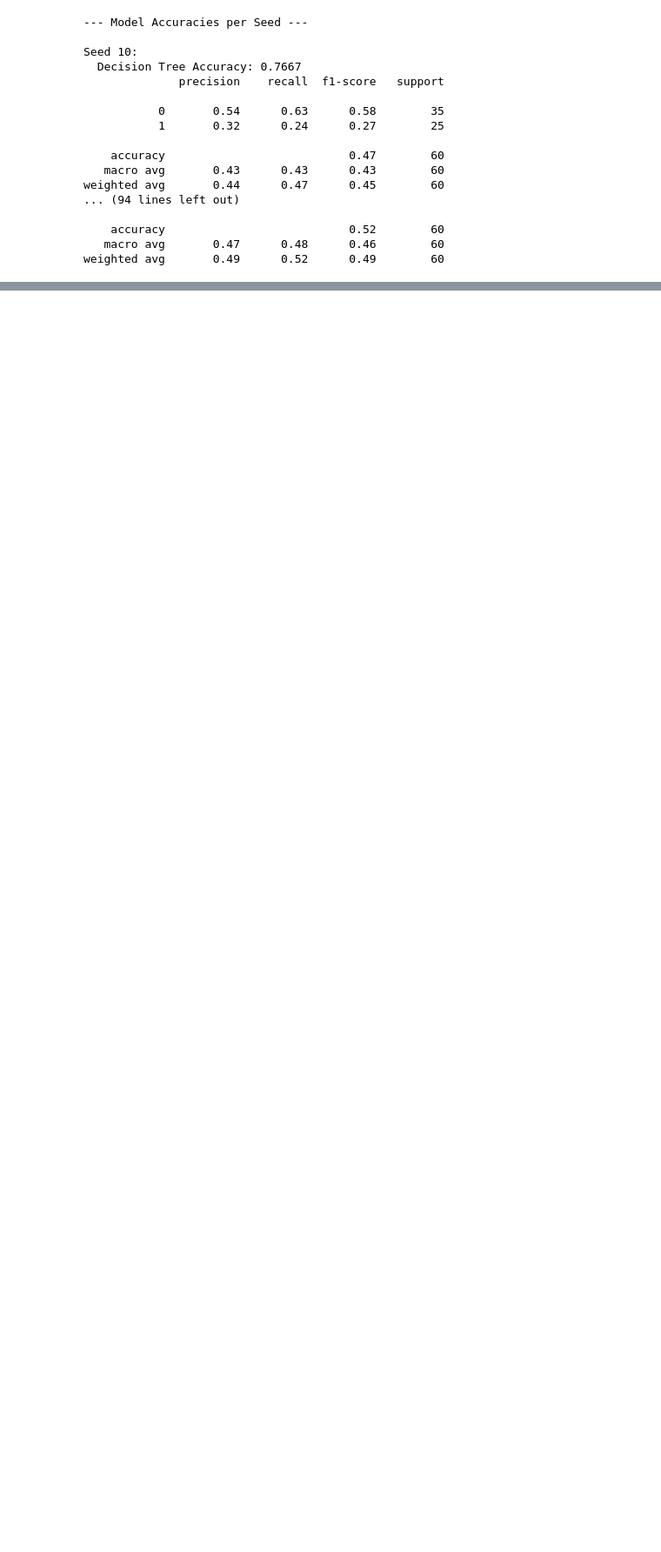
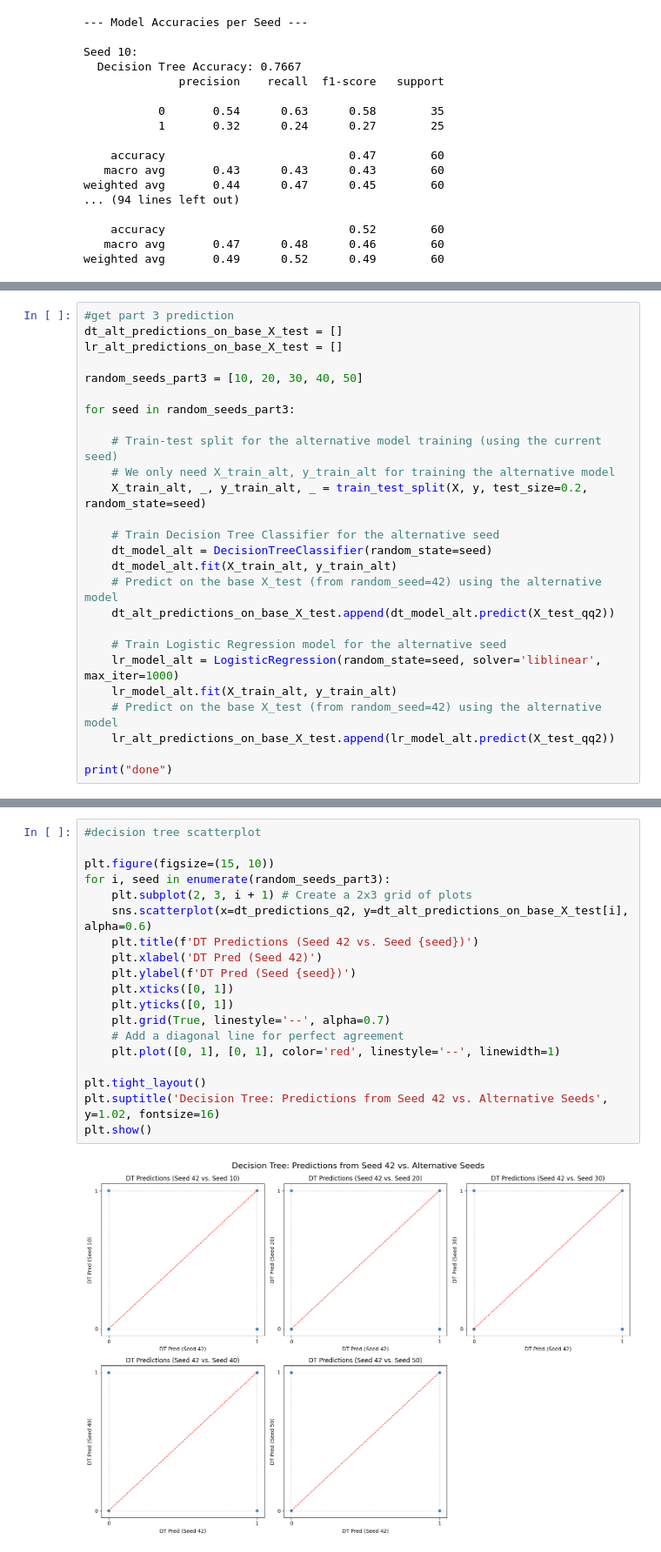
Before and after one commit to ap-vp/lab_tree_stability, a Jupyter notebook: lab_notebook.ipynb, the cells around one changed output, grey strips where cells are left out. Shown at 87% size. Cells and saved outputs as stored; diff of their text form; blank space fills up the shorter version.

```diff
--- a/lab_notebook.ipynb
+++ b/lab_notebook.ipynb
@@ -277,0 +308,26 @@ weighted avg       0.49      0.52      0.49        60
+# %%
+#get part 3 prediction
+dt_alt_predictions_on_base_X_test = []
+lr_alt_predictions_on_base_X_test = []
+
+random_seeds_part3 = [10, 20, 30, 40, 50]
+
+for seed in random_seeds_part3:
+
+    # Train-test split for the alternative model training (using the current seed)
+    # We only need X_train_alt, y_train_alt for training the alternative model
+    X_train_alt, _, y_train_alt, _ = train_test_split(X, y, test_size=0.2, random_state=seed)
+
+    # Train Decision Tree Classifier for the alternative seed
+    dt_model_alt = DecisionTreeClassifier(random_state=seed)
+    dt_model_alt.fit(X_train_alt, y_train_alt)
+    # Predict on the base X_test (from random_seed=42) using the alternative model
+    dt_alt_predictions_on_base_X_test.append(dt_model_alt.predict(X_test_qq2))
+
+    # Train Logistic Regression model for the alternative seed
+    lr_model_alt = LogisticRegression(random_state=seed, solver='liblinear', max_iter=1000)
+    lr_model_alt.fit(X_train_alt, y_train_alt)
+    # Predict on the base X_test (from random_seed=42) using the alternative model
+    lr_alt_predictions_on_base_X_test.append(lr_model_alt.predict(X_test_qq2))
+
+print("done")
@@ -277,0 +342,21 @@ weighted avg       0.49      0.52      0.49        60
+# %%
+#decision tree scatterplot
+
+plt.figure(figsize=(15, 10))
+for i, seed in enumerate(random_seeds_part3):
+    plt.subplot(2, 3, i + 1) # Create a 2x3 grid of plots
+    sns.scatterplot(x=dt_predictions_q2, y=dt_alt_predictions_on_base_X_test[i], alpha=0.6)
+    plt.title(f'DT Predictions (Seed 42 vs. Seed {seed})')
+    plt.xlabel('DT Pred (Seed 42)')
+    plt.ylabel(f'DT Pred (Seed {seed})')
+    plt.xticks([0, 1])
+    plt.yticks([0, 1])
+    plt.grid(True, linestyle='--', alpha=0.7)
+    # Add a diagonal line for perfect agreement
+    plt.plot([0, 1], [0, 1], color='red', linestyle='--', linewidth=1)
+
+plt.tight_layout()
+plt.suptitle('Decision Tree: Predictions from Seed 42 vs. Alternative Seeds', y=1.02, fontsize=16)
+plt.show()
+# %% [output]
+[figure, added]
```
Also changed, not shown: parts of 10 cells of this notebook.
